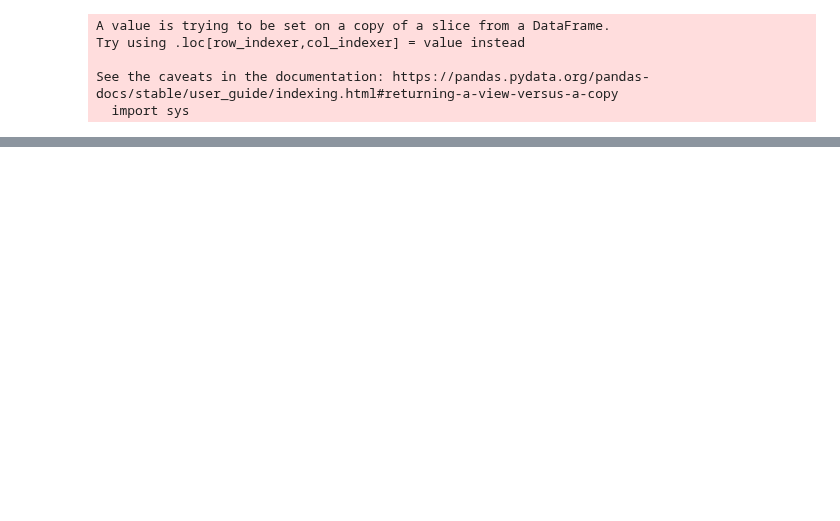
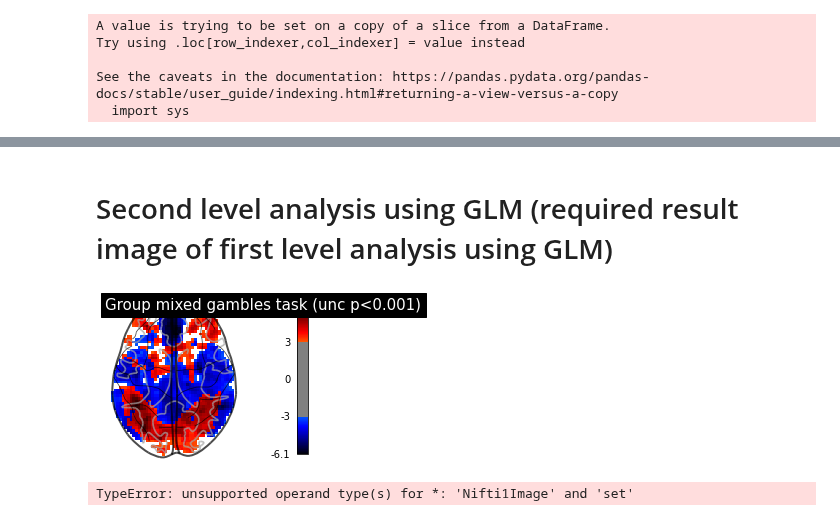
Before and after one commit to CCS-Lab/project_model_based_fmri, a Jupyter notebook: examples/Mixed-gambles_task/glm_model_using_nilearn.ipynb, the cells around one changed output, grey strips where cells are left out. Drawn from its saved outputs; the diff is of its cells as text; code cells hidden in the pictures; blank space fills up the shorter version.

```diff
--- a/examples/Mixed-gambles_task/glm_model_using_nilearn.ipynb
+++ b/examples/Mixed-gambles_task/glm_model_using_nilearn.ipynb
@@ -195,0 +206,45 @@ for i in range(0, 16):
+# %%
+import os
+if not os.path.exists('results/first_level/'):
+    os.makedirs('results/first_level/')
+
+for i, z_map in enumerate(z_maps):
+    nib.save(z_map[0], f'results/first_level/risky_subject_{i+1:02d}.nii') # z_map[0] is riksy nii, z_map[1] is safe nii
+# %% [markdown]
+# Second level analysis using GLM (required result image of first level analysis using GLM)
+# %%
+second_level_input = [z_map[0] for z_map in z_maps]
+design_matrix = pd.DataFrame([1] * len(second_level_input),
+                             columns=['intercept'])
+# %%
+from nilearn.glm.second_level import SecondLevelModel
+
+second_level_model = SecondLevelModel(smoothing_fwhm=6.0)
+second_level_model = second_level_model.fit(second_level_input,
+                                            design_matrix=design_matrix)
+# %%
+z_map = second_level_model.compute_contrast(output_type='z_score')
+# %%
+from scipy.stats import norm
+
+p_val = 0.001
+p001_unc = norm.isf(p_val)
+title = ('Group mixed gambles task (unc p<0.001)')
+display = plotting.plot_glass_brain(
+    z_map, threshold=p001_unc, colorbar=True, display_mode='z', plot_abs=False,
+    title=title)
+plotting.show()
+# %% [output]
+[figure, added]
+# %%
+import numpy as np
+from nilearn.image import get_data, math_img
+
+p_val = second_level_model.compute_contrast(output_type='p_value')
+n_voxels = np.sum(get_data(second_level_model.masker_.mask_img_))
+# Correcting the p-values for multiple testing and taking negative logarithm
+neg_log_pval = math_img("-np.log10(np.minimum(1, img * {}))"
+                        .format(str(n_voxels)),
+                        img=p_val)
+# %% [output]
+TypeError: unsupported operand type(s) for *: 'Nifti1Image' and 'set'
```
Also changed, not shown: parts of 15 cells of this notebook.
